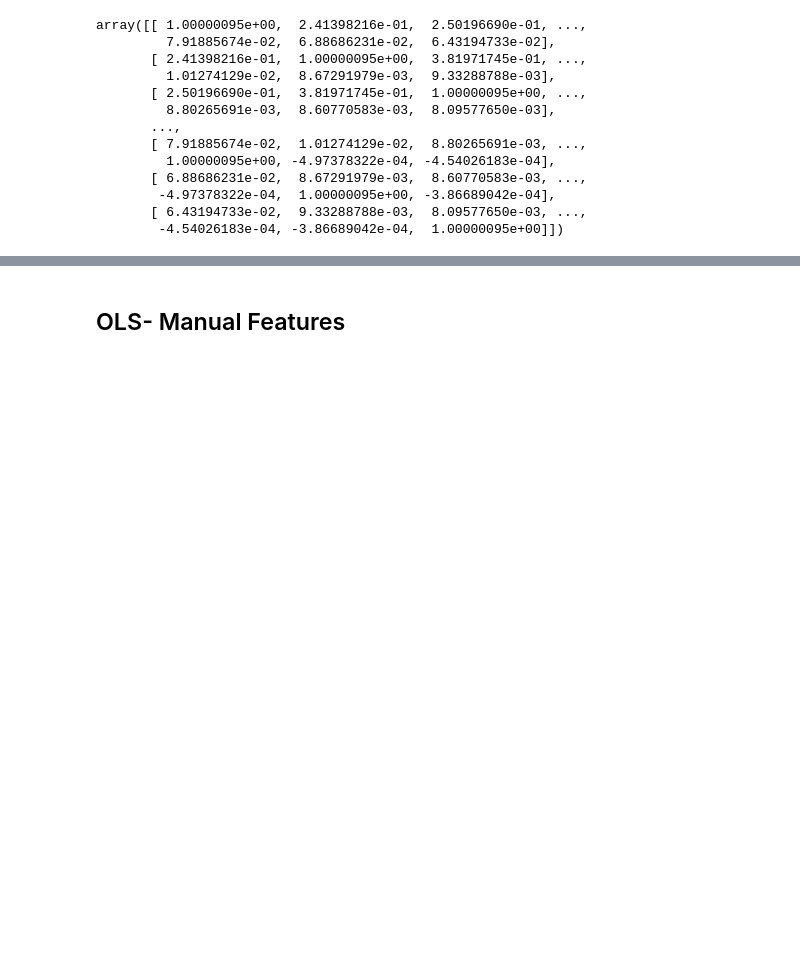
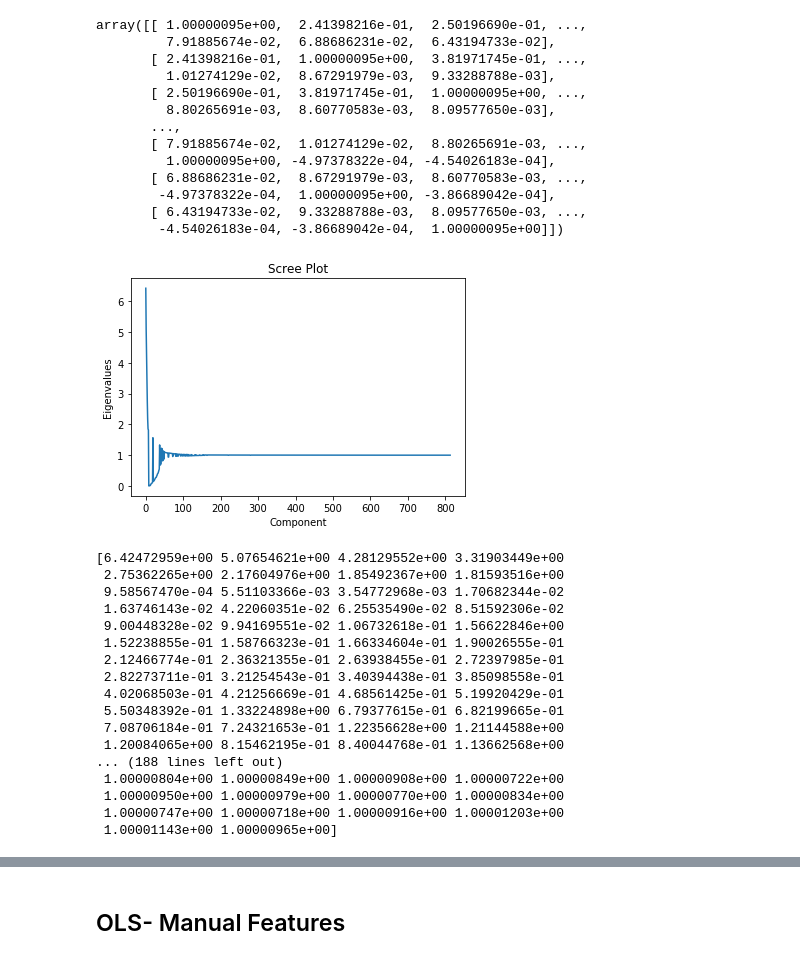
Before and after one commit to danehooker/Thinkful-Projects, a Jupyter notebook: Supervised Learning Capstone.ipynb, the cells around one changed output, grey strips where cells are left out. Drawn from its saved outputs; the diff is of its cells as text; code cells hidden in the pictures; blank space fills up the shorter version.

```diff
--- a/Supervised Learning Capstone.ipynb
+++ b/Supervised Learning Capstone.ipynb
@@ -375,3 +363,31 @@ array([[ 1.00000095e+00,  2.41398216e-01,  2.50196690e-01, ...,
 # %%
 # Calculating eigenvalues and eigenvectors.
 eig_val_cov, eig_vec_cov = np.linalg.eig(Cx)
+# %%
+# print scree plot
+plt.plot(eig_val_cov)
+plt.ylabel('Eigenvalues')
+plt.xlabel('Component')
+plt.title('Scree Plot')
+plt.show()
+
+print(eig_val_cov)
+# %% [output]
+[figure, added]
+[6.42472959e+00 5.07654621e+00 4.28129552e+00 3.31903449e+00
+ 2.75362265e+00 2.17604976e+00 1.85492367e+00 1.81593516e+00
+ 9.58567470e-04 5.51103366e-03 3.54772968e-03 1.70682344e-02
+ 1.63746143e-02 4.22060351e-02 6.25535490e-02 8.51592306e-02
+ 9.00448328e-02 9.94169551e-02 1.06732618e-01 1.56622846e+00
+ 1.52238855e-01 1.58766323e-01 1.66334604e-01 1.90026555e-01
+ 2.12466774e-01 2.36321355e-01 2.63938455e-01 2.72397985e-01
+ 2.82273711e-01 3.21254543e-01 3.40394438e-01 3.85098558e-01
+ 4.02068503e-01 4.21256669e-01 4.68561425e-01 5.19920429e-01
+ 5.50348392e-01 1.33224898e+00 6.79377615e-01 6.82199665e-01
+ 7.08706184e-01 7.24321653e-01 1.22356628e+00 1.21144588e+00
+ 1.20084065e+00 8.15462195e-01 8.40044768e-01 1.13662568e+00
+... (188 lines left out)
+ 1.00000804e+00 1.00000849e+00 1.00000908e+00 1.00000722e+00
+ 1.00000950e+00 1.00000979e+00 1.00000770e+00 1.00000834e+00
+ 1.00000747e+00 1.00000718e+00 1.00000916e+00 1.00001203e+00
+ 1.00001143e+00 1.00000965e+00]
```
Also changed, not shown: parts of 38 cells of this notebook.
